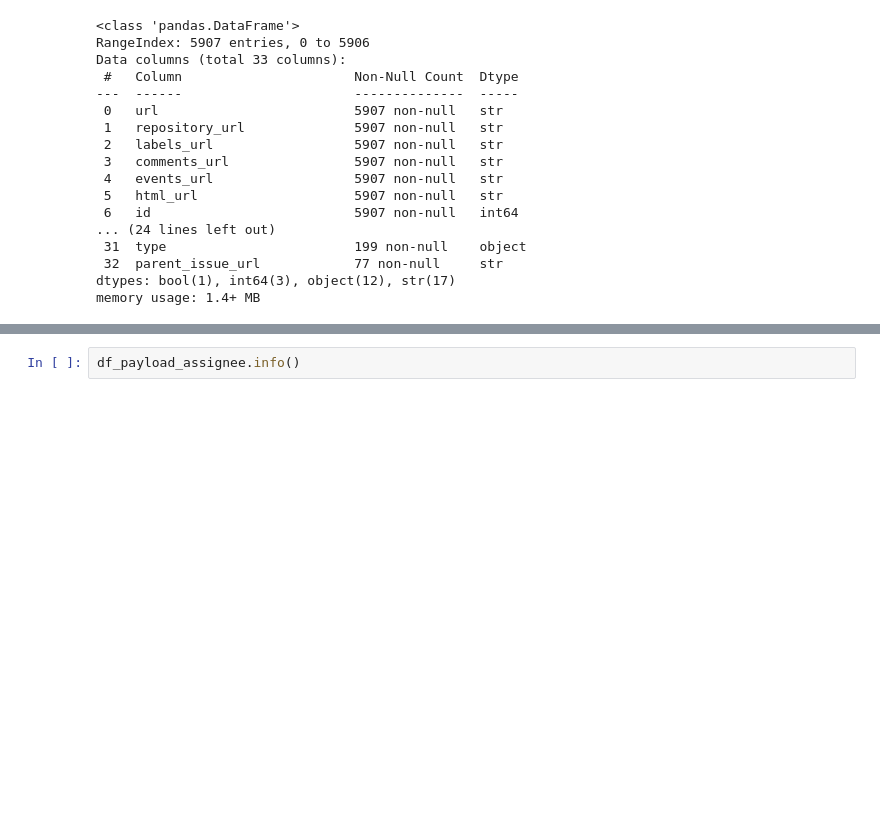
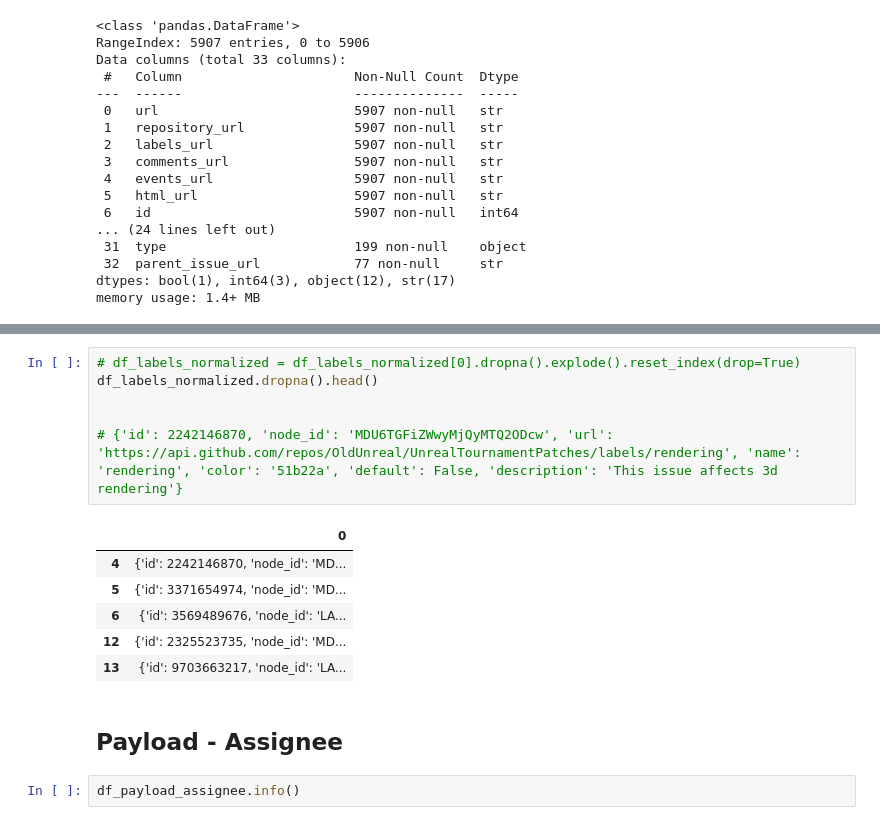
Before and after one commit to ShreyaCtrl/gharchive-data-platform, a Jupyter notebook: data-analysis.ipynb, the cells around one changed output, grey strips where cells are left out. Drawn from its saved outputs; the diff is of its cells as text; blank space fills up the shorter version.

```diff
--- a/data-analysis.ipynb
+++ b/data-analysis.ipynb
@@ -251,3 +565,18 @@ memory usage: 1.4+ MB
+# %%
+# df_labels_normalized = df_labels_normalized[0].dropna().explode().reset_index(drop=True)
+df_labels_normalized.dropna().head()
+
+
+# {'id': 2242146870, 'node_id': 'MDU6TGFiZWwyMjQyMTQ2ODcw', 'url': 'https://api.github.com/repos/OldUnreal/UnrealTournamentPatches/labels/rendering', 'name': 'rendering', 'color': '51b22a', 'default': False, 'description': 'This issue affects 3d rendering'}
+# %% [output]
+|  | 0 |
+| 4 | {'id': 2242146870, 'node_id': 'MD... |
+| 5 | {'id': 3371654974, 'node_id': 'MD... |
+| 6 | {'id': 3569489676, 'node_id': 'LA... |
+| 12 | {'id': 2325523735, 'node_id': 'MD... |
+| 13 | {'id': 9703663217, 'node_id': 'LA... |
+# %% [markdown]
+## Payload - Assignee
 # %%
 df_payload_assignee.info()
 # %% [output]
```
Also changed, not shown: parts of 61 cells of this notebook, 1 other file.
